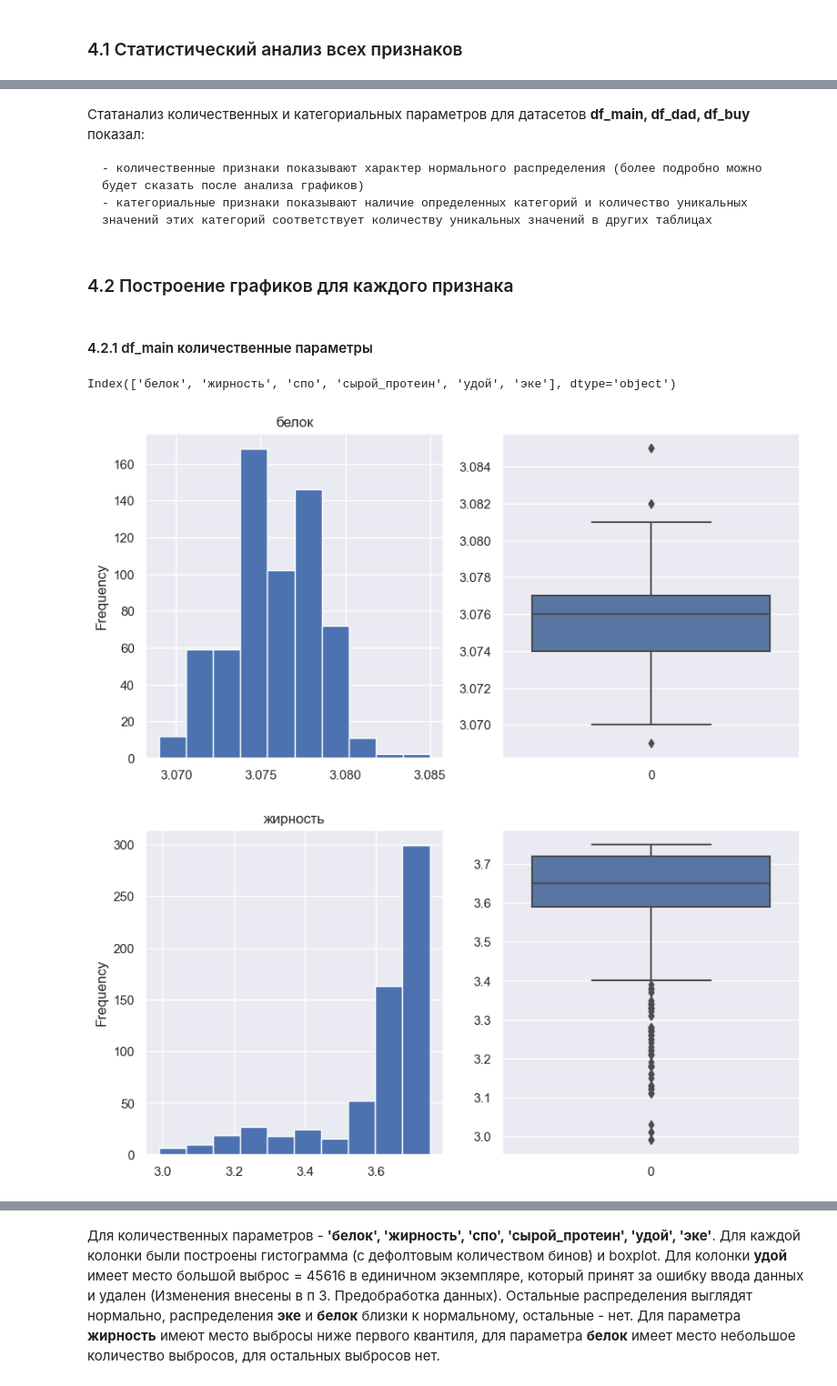
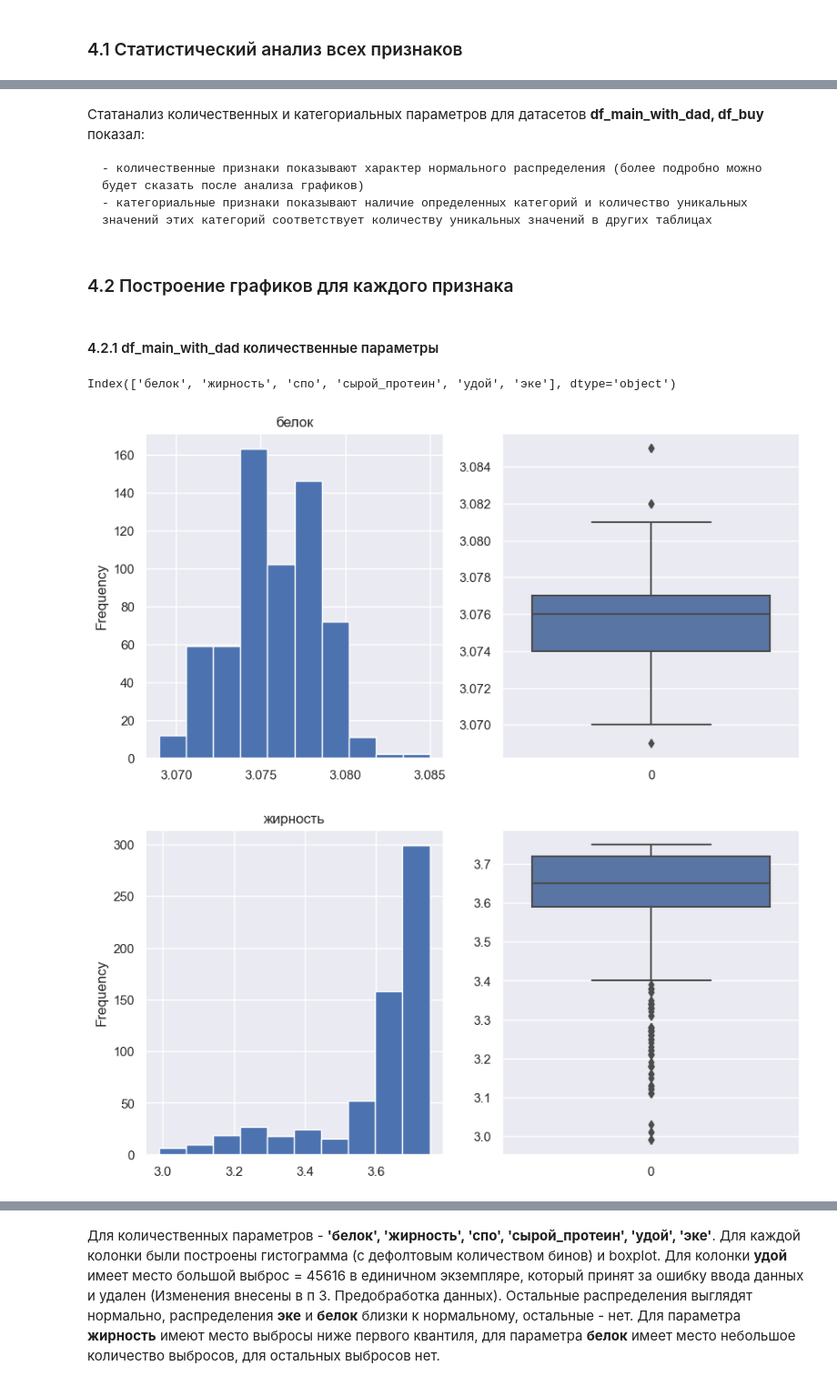
Before and after one commit to theotheo46/ds, a Jupyter notebook: linmodels.ipynb, the cells around one changed output, grey strips where cells are left out. Shown at 91% size. Saved outputs shown, nothing was run; the diff lists cells and outputs as text; code cells hidden in the pictures.

```diff
--- a/linmodels.ipynb
+++ b/linmodels.ipynb
@@ -107,31 +149,26 @@ display(df_buy.head(5))
 # %%
-df_main.info()
-df_dad.info()
+df_main_with_dad.info()
 df_buy.info()
+
 df_main_float_col_list = ['эке', 'спо', 'жирность', 'белок']
-df_main_cat_col_list = ['вкус_молока', 'возраст', 'тип_пастбища']
-df_main_str_col_list = ['порода', 'порода_папы_быка']
-df_main['тип_пастбища'] = df_main['тип_пастбища'].str.lower()
-df_main['тип_пастбища'] = df_main['тип_пастбища'].replace('равнинные', 'равнинное')
-df_main['порода_папы_быка'] = df_main['порода_папы_быка'].replace('Айдиалл', 'Айдиал')
-df_main.drop(df_main.loc[df_main['удой']==45616].index, inplace=True)
-df_main[df_main_float_col_list]  = df_main[df_main_float_col_list].replace(',', '.', regex=True).astype('float')
-df_main[df_main_cat_col_list]  = df_main[df_main_cat_col_list].astype('category')
-df_main[df_main_str_col_list]  = df_main[df_main_str_col_list].astype('string')
-print(df_main['тип_пастбища'].unique())
-print(df_buy['тип_пастбища'].unique())
-df_dad['имя_папы'] = df_dad['имя_папы'].astype('string')
+df_main_str_col_list = ['порода', 'порода_папы_быка', 'вкус_молока', 'возраст', 'тип_пастбища', 'имя_папы']
+df_main_with_dad['тип_пастбища'] = df_main_with_dad['тип_пастбища'].str.lower()
+df_main_with_dad['тип_пастбища'] = df_main_with_dad['тип_пастбища'].replace('равнинные', 'равнинное')
+df_main_with_dad['порода_папы_быка'] = df_main_with_dad['порода_папы_быка'].replace('Айдиалл', 'Айдиал')
+df_main_with_dad.drop(df_main_with_dad.loc[df_main_with_dad['удой']==45616].index, inplace=True)
+df_main_with_dad[df_main_float_col_list]  = df_main_with_dad[df_main_float_col_list].replace(',', '.', regex=True).astype('float')
+df_main_with_dad[df_main_cat_col_list]  = df_main_with_dad[df_main_cat_col_list].astype('category')
+df_main_with_dad[df_main_str_col_list]  = df_main_with_dad[df_main_str_col_list].astype('string')
+print(df_main_with_dad['тип_пастбища'].unique())
+print(df_main_with_dad['тип_пастбища'].unique())
+
 df_buy_float_col_list = ['жирность', 'белок']
-df_buy_cat_col_list = ['возраст', 'тип_пастбища']
-df_buy_str_col_list = ['порода', 'порода_папы_быка', 'имя_папы']
+df_buy_str_col_list = ['порода', 'порода_папы_быка', 'имя_папы', 'возраст', 'тип_пастбища']
 df_buy[df_buy_float_col_list]  = df_buy[df_buy_float_col_list].replace(',', '.', regex=True).astype('float')
-df_buy[df_buy_cat_col_list]    = df_buy[df_buy_cat_col_list].astype('category')
 df_buy[df_buy_str_col_list]    = df_buy[df_buy_str_col_list].astype('string')
-display(df_main.head(5))
-display(df_dad.head(5))
+display(df_main_with_dad.head(5))
 display(df_buy.head(5))
-df_main.info()
-df_dad.info()
+df_main_with_dad.info()
 df_buy.info()
 # %% [output]
 <class 'pandas.core.frame.DataFrame'>
@@ -256,26 +282,26 @@ print(list(df_buy['порода'].unique()))
 # %% [markdown]
-Статанализ количественных и категориальных параметров для датасетов **df_main, df_dad, df_buy** показал:
+Статанализ количественных и категориальных параметров для датасетов **df_main_with_dad, df_buy** показал:
 
     - количественные признаки показывают характер нормального распределения (более подробно можно будет сказать после анализа графиков)
     - категориальные признаки показывают наличие определенных категорий и количество уникальных значений этих категорий соответствует количеству уникальных значений в других таблицах
 # %% [markdown]
 ### 4.2 Построение графиков для каждого признака
 # %% [markdown]
-#### 4.2.1 df_main количественные параметры
+#### 4.2.1 df_main_with_dad количественные параметры
 # %%
 #cols = [c for c in df_main.columns if df_main[c].dtype.name not in ['string', 'category'] and c != 'id']
-def plot_sub_plot_hist(df):
+def plot_sub_plot_hist_boxplot(df):
     for col in df.columns:
         fig, axes = plt.subplots(nrows=1, ncols=2)
         df[col].plot(kind="hist", title=col, figsize=(10, 5), ax = axes[0])
         sns.boxplot(data=df[col], ax = axes[1])
         plt.show()
 
-df_main_numeric = df_main.select_dtypes(include=np.number)
+df_main_numeric = df_main_with_dad.select_dtypes(include=np.number)
 df_main_numeric = df_main_numeric[df_main_numeric.columns.difference(['id'])]
 print(df_main_numeric.columns)
-plot_sub_plot_hist(df_main_numeric)
+plot_sub_plot_hist_boxplot(df_main_numeric)
 # %% [output]
 Index(['белок', 'жирность', 'спо', 'сырой_протеин', 'удой', 'эке'], dtype='object')
-[figure, old version]
+[figure, new version]
-[figure, old version]
+[figure, new version]
```
Also changed, not shown: parts of 25 cells of this notebook.
